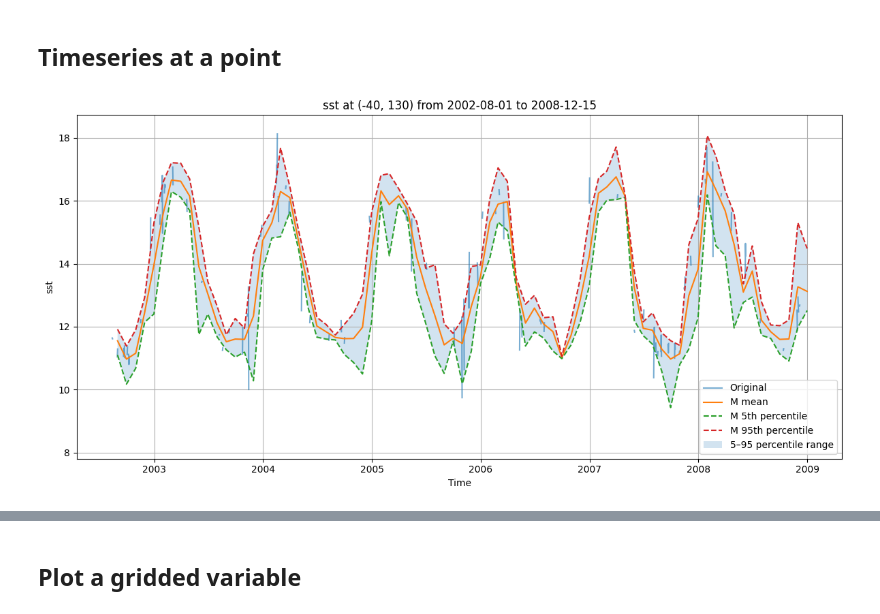
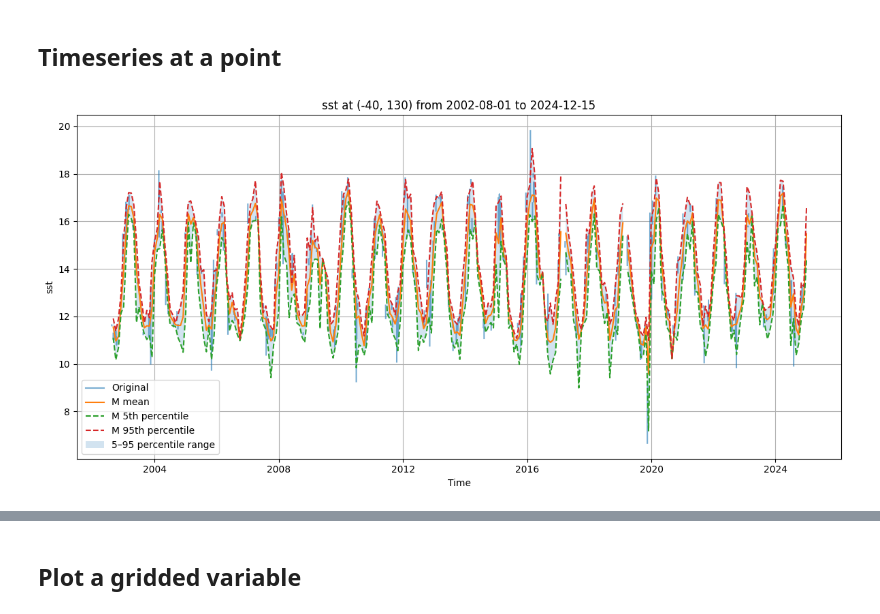
Before and after one commit to aodn/aodn_cloud_optimised, a Jupyter notebook: notebooks/satellite_sst_1day_aqua.ipynb, the cells around one changed output, grey strips where cells are left out. Drawn from its saved outputs; the diff is of its cells as text; code cells hidden in the pictures.

```diff
--- a/notebooks/satellite_sst_1day_aqua.ipynb
+++ b/notebooks/satellite_sst_1day_aqua.ipynb
@@ -77,11 +77,11 @@ aodn_dataset.plot_time_coverage()
 # %%
 %%time
 time_series_df = aodn_dataset.get_timeseries_data(var_name='sst',
                                                   lat=-40,
                                                   lon=130,
                                                   date_start='2002-08-01',
-                                                  date_end='2008-12-15',
+                                                  date_end='2024-12-15',
                                                   lon_name_override="longitude",
                                                   lat_name_override="latitude").plot_timeseries()
 # %% [output]
-[figure, old version]
+[figure, new version]
```
Also changed, not shown: parts of 8 cells of this notebook, 2 other files.
